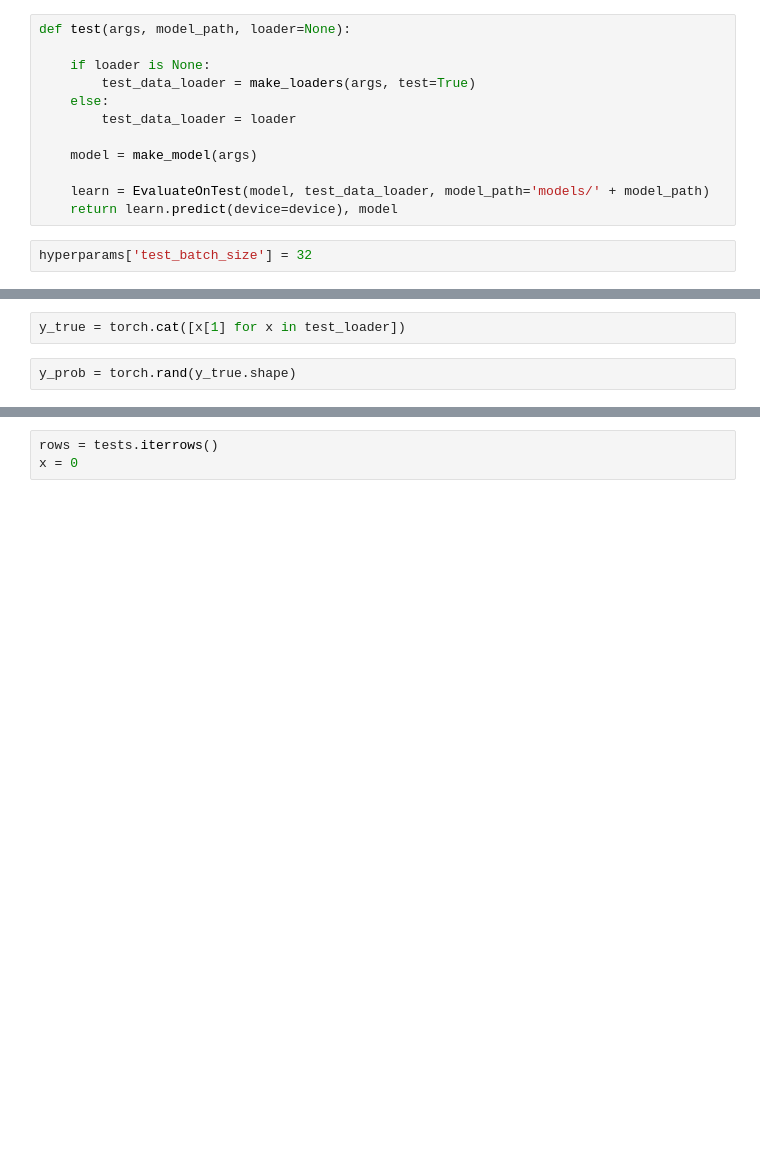
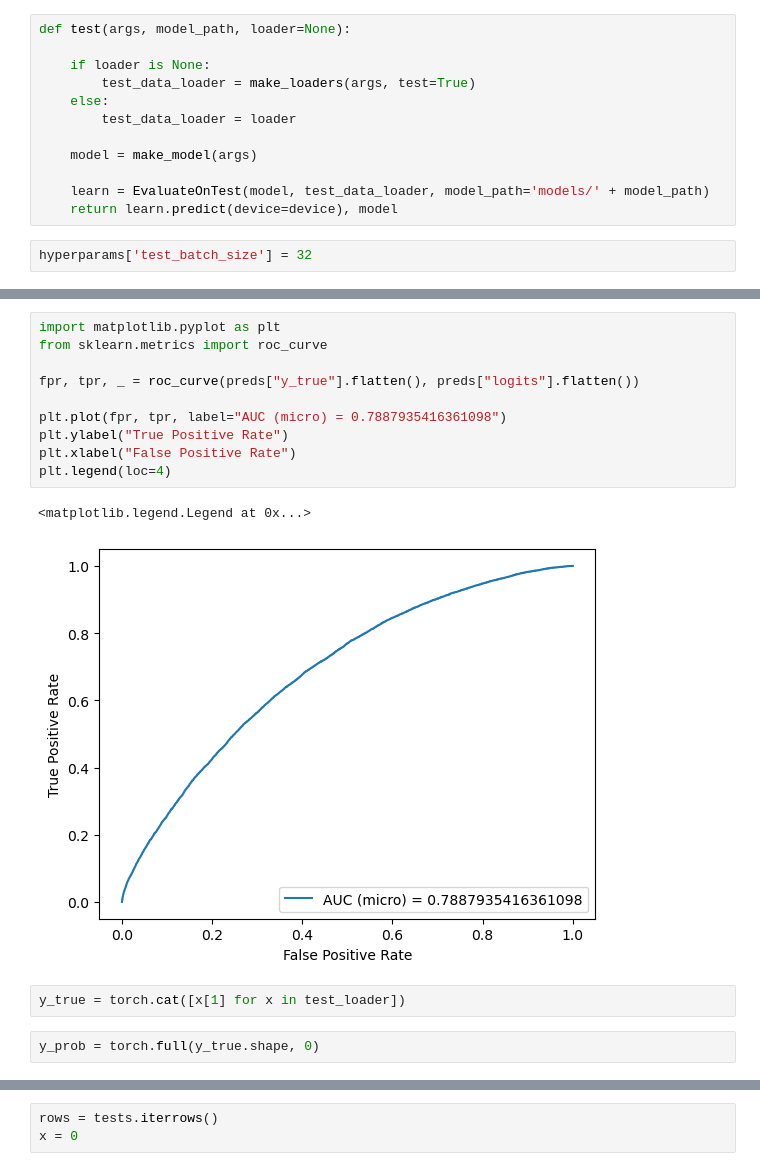
Before and after one commit to alexlu07/Context-Is-All-You-Need, a Jupyter notebook: model2/model/finetune.ipynb, the cells around one changed output, grey strips where cells are left out. Cells and saved outputs as stored; diff of their text form; blank space fills up the shorter version.

```diff
--- a/model2/model/finetune.ipynb
+++ b/model2/model/finetune.ipynb
@@ -206,7 +237,20 @@ RMSE-Macro: 0.1314 RMSE-Micro: 0.1073 MSE-Micro: 0.0173 Time: 00:25
+# %%
+import matplotlib.pyplot as plt
+from sklearn.metrics import roc_curve
+
+fpr, tpr, _ = roc_curve(preds["y_true"].flatten(), preds["logits"].flatten())
+
+plt.plot(fpr, tpr, label="AUC (micro) = 0.7887935416361098")
+plt.ylabel("True Positive Rate")
+plt.xlabel("False Positive Rate")
+plt.legend(loc=4)
+# %% [output]
+<matplotlib.legend.Legend at 0x...>
+[figure, added]
 # %%
 y_true = torch.cat([x[1] for x in test_loader])
 # %%
-y_prob = torch.rand(y_true.shape)
+y_prob = torch.full(y_true.shape, 0)
 # %%
 from sklearn.metrics import mean_squared_error
 
```
Also changed, not shown: parts of 36 cells of this notebook, 14 other files.
